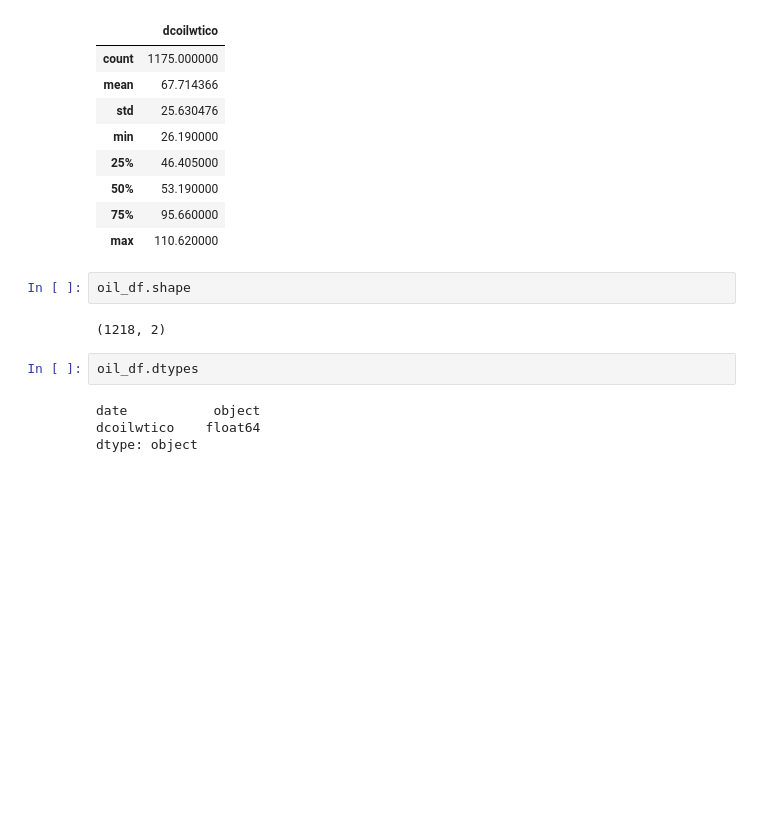
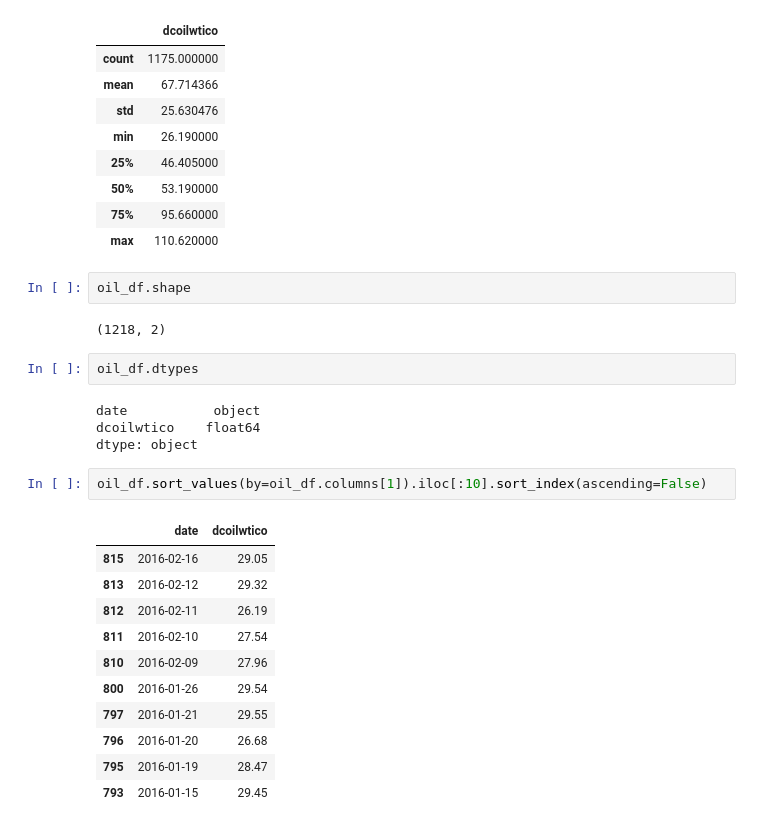
Before and after one commit to bielng/python_analytics_continous_learning, a Jupyter notebook: basics_pandas_numpy.ipynb, the cells around one changed output. Cells and saved outputs as stored; diff of their text form; blank space fills up the shorter version.

Commit message:
oil series examples on sorting and selecting columns

```diff
--- a/basics_pandas_numpy.ipynb
+++ b/basics_pandas_numpy.ipynb
@@ -723,3 +723,17 @@ oil_df.dtypes
 date           object
 dcoilwtico    float64
 dtype: object
+# %%
+oil_df.sort_values(by=oil_df.columns[1]).iloc[:10].sort_index(ascending=False)
+# %% [output]
+|  | date | dcoilwtico |
+| 815 | 2016-02-16 | 29.05 |
+| 813 | 2016-02-12 | 29.32 |
+| 812 | 2016-02-11 | 26.19 |
+| 811 | 2016-02-10 | 27.54 |
+| 810 | 2016-02-09 | 27.96 |
+| 800 | 2016-01-26 | 29.54 |
+| 797 | 2016-01-21 | 29.55 |
+| 796 | 2016-01-20 | 26.68 |
+| 795 | 2016-01-19 | 28.47 |
+| 793 | 2016-01-15 | 29.45 |
```
